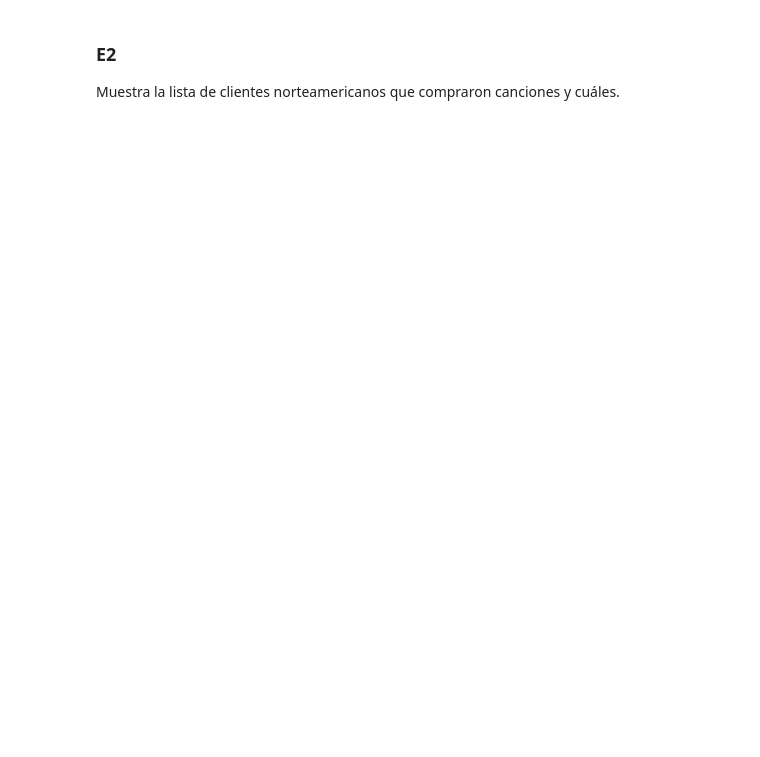
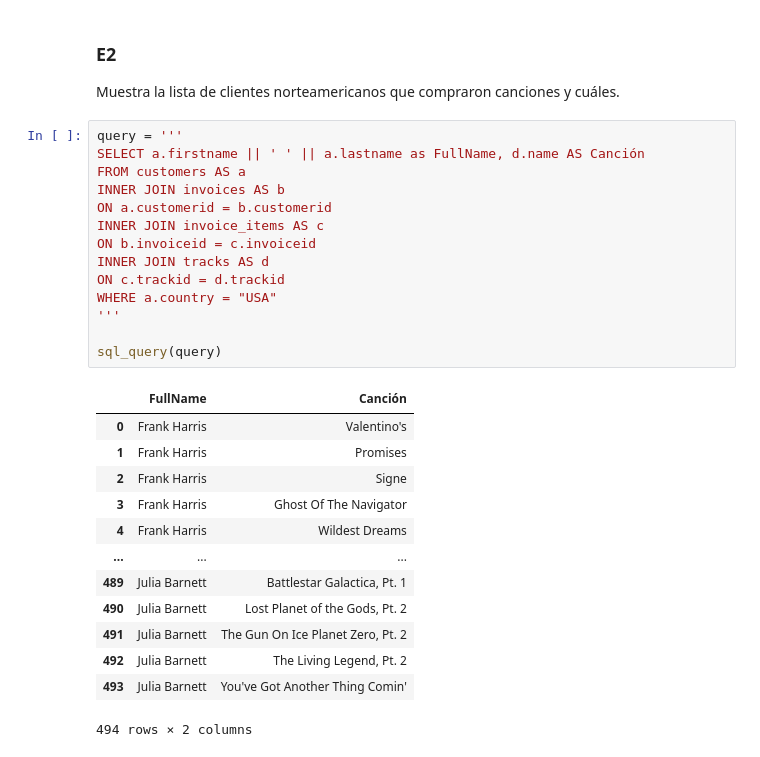
Before and after one commit to willwalker7/DS-Online-willwalker7, a Jupyter notebook: 03_Data_Analysis/Sprint_06/Unidad_01_Procesado_Datos_Internos_BBDD/03_Practica_Obligatoria/18_Practica_Obligatoria_SQL.ipynb, the cells around one changed output. Cells and saved outputs as stored; diff of their text form; blank space fills up the shorter version.

```diff
--- a/03_Data_Analysis/Sprint_06/Unidad_01_Procesado_Datos_Internos_BBDD/03_Practica_Obligatoria/18_Practica_Obligatoria_SQL.ipynb
+++ b/03_Data_Analysis/Sprint_06/Unidad_01_Procesado_Datos_Internos_BBDD/03_Practica_Obligatoria/18_Practica_Obligatoria_SQL.ipynb
@@ -496,3 +520,31 @@ INNER JOIN tabla3 ON tabla.columnaCruce = tabla3.columnaCruce
 ### E2
 
 Muestra la lista de clientes norteamericanos que compraron canciones y cuáles.
+# %%
+query = '''
+SELECT a.firstname || ' ' || a.lastname as FullName, d.name AS Canción
+FROM customers AS a
+INNER JOIN invoices AS b
+ON a.customerid = b.customerid
+INNER JOIN invoice_items AS c
+ON b.invoiceid = c.invoiceid
+INNER JOIN tracks AS d
+ON c.trackid = d.trackid
+WHERE a.country = "USA"
+'''
+
+sql_query(query)
+# %% [output]
+|  | FullName | Canción |
+| 0 | Frank Harris | Valentino's |
+| 1 | Frank Harris | Promises |
+| 2 | Frank Harris | Signe |
+| 3 | Frank Harris | Ghost Of The Navigator |
+| 4 | Frank Harris | Wildest Dreams |
+| ... | ... | ... |
+| 489 | Julia Barnett | Battlestar Galactica, Pt. 1 |
+| 490 | Julia Barnett | Lost Planet of the Gods, Pt. 2 |
+| 491 | Julia Barnett | The Gun On Ice Planet Zero, Pt. 2 |
+| 492 | Julia Barnett | The Living Legend, Pt. 2 |
+| 493 | Julia Barnett | You've Got Another Thing Comin' |
+494 rows × 2 columns
```
Also changed, not shown: parts of 2 cells of this notebook.
